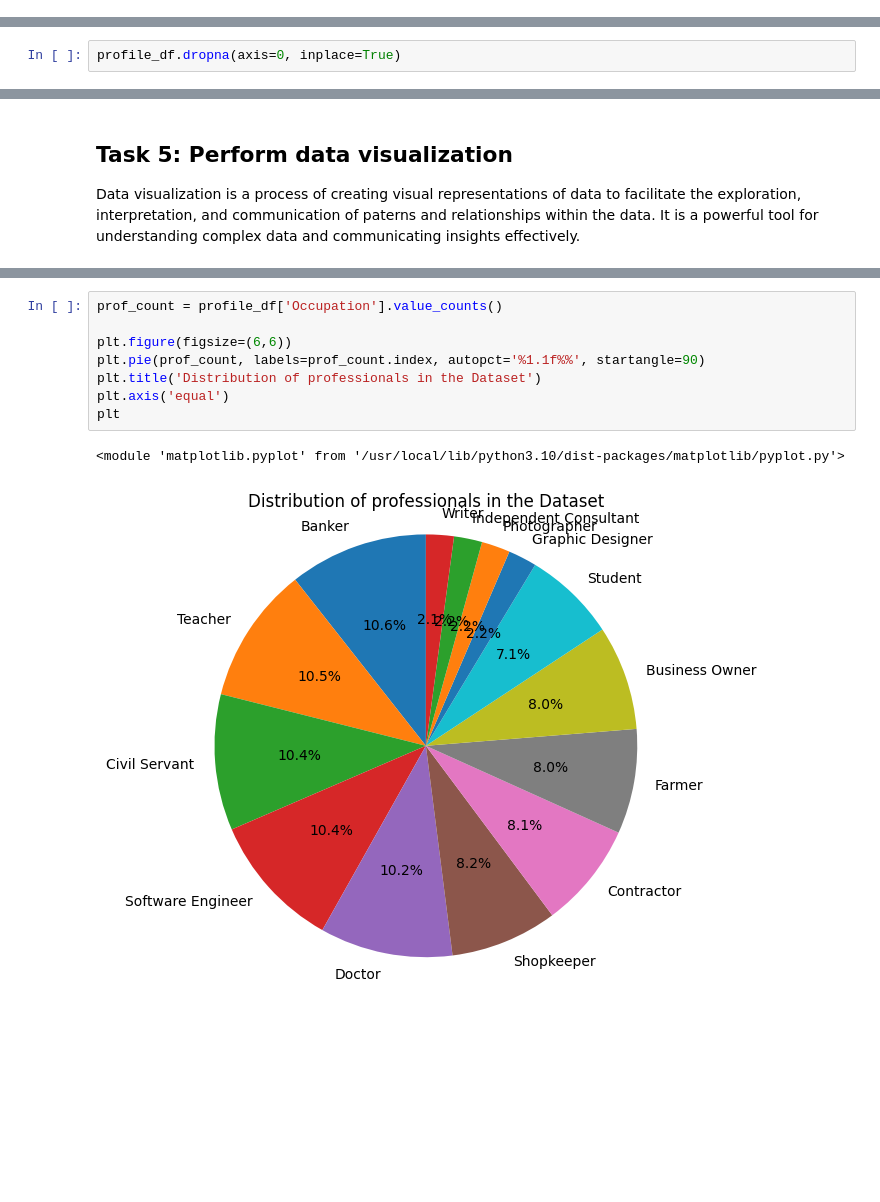
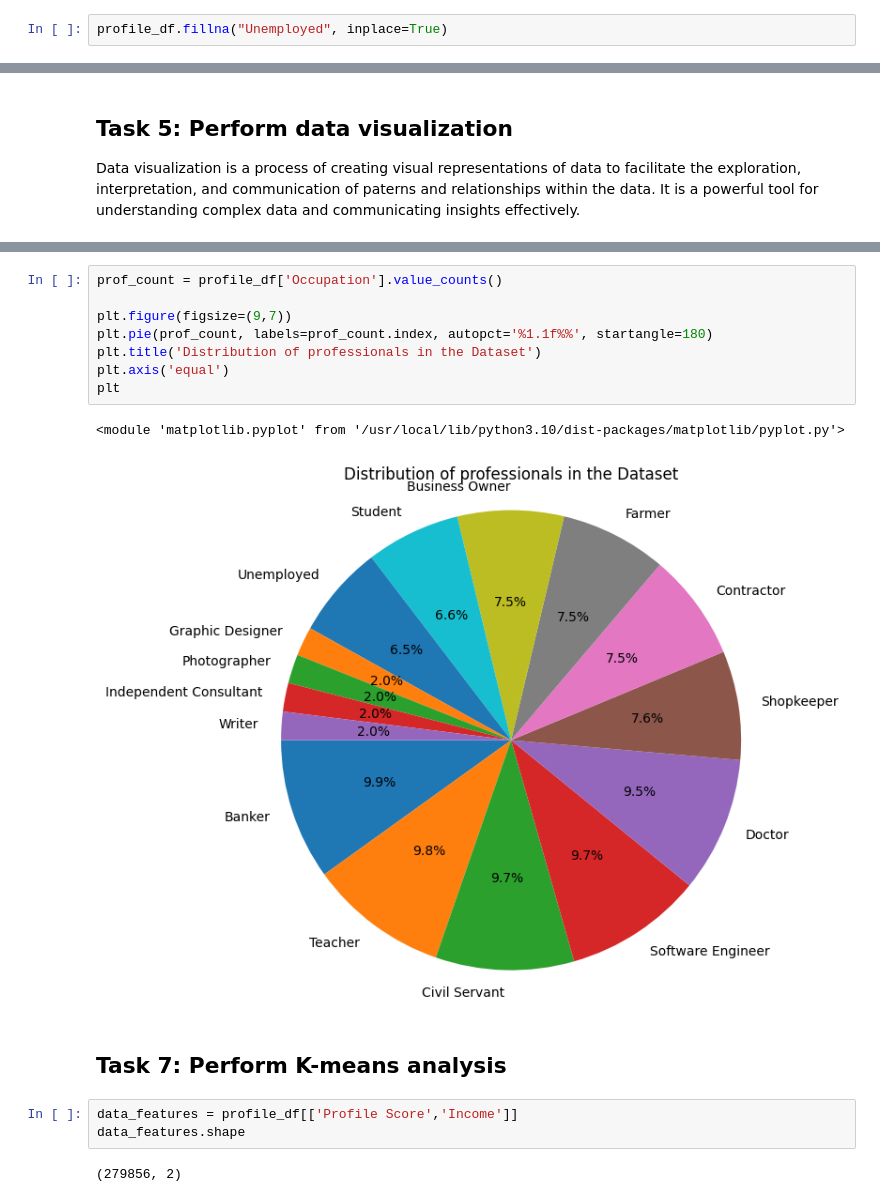
Before and after one commit to leon-czarlinski/ProfileAnalysis, a Jupyter notebook: ProfileAnalysis.ipynb, the cells around one changed output, grey strips where cells are left out. Drawn from its saved outputs; the diff is of its cells as text; blank space fills up the shorter version.

```diff
--- a/ProfileAnalysis.ipynb
+++ b/ProfileAnalysis.ipynb
@@ -165,3 +167,5 @@ profile_df
 | 279854 | 67 | Male | 191000 | 411 | 481 | 2 | 150000 | ... |
 | 279855 | 33 | Other | 18000 | 474 | 374 | 3 | 51522 | ... |
 279856 rows × 15 columns
+# %%
+profile_df.fillna("Unemployed", inplace=True)
@@ -169,5 +193,3 @@ profile_df
 ## Task 4: Perform exploratory data analysis
 
 Now that we have imported the data set, defined the dataframe, imported libraries and checked the data, we achieved the prepare and process the data, so we can go on and do the analysis based on the insights that we got here.
-# %%
-profile_df.dropna(axis=0, inplace=True)
@@ -259,11 +324,18 @@ sns
 # %%
 prof_count = profile_df['Occupation'].value_counts()
 
-plt.figure(figsize=(6,6))
-plt.pie(prof_count, labels=prof_count.index, autopct='%1.1f%%', startangle=90)
+plt.figure(figsize=(9,7))
+plt.pie(prof_count, labels=prof_count.index, autopct='%1.1f%%', startangle=180)
 plt.title('Distribution of professionals in the Dataset')
 plt.axis('equal')
 plt
 # %% [output]
 <module 'matplotlib.pyplot' from '/usr/local/lib/python3.10/dist-packages/matplotlib/pyplot.py'>
-[figure, old version]
+[figure, new version]
+# %% [markdown]
+## Task 7: Perform K-means analysis
+# %%
+data_features = profile_df[['Profile Score','Income']]
+data_features.shape
+# %% [output]
+(279856, 2)
```
Also changed, not shown: parts of 29 cells of this notebook.
